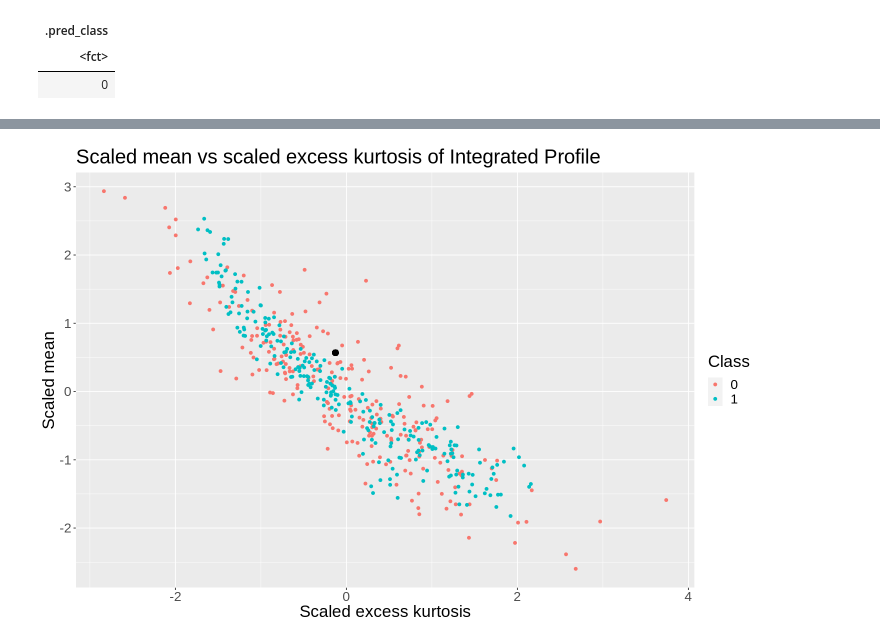
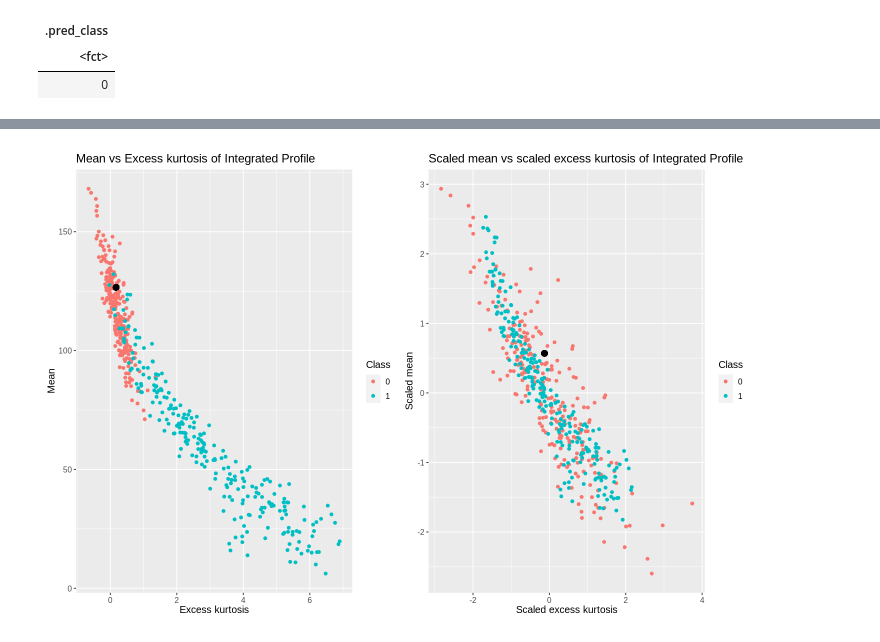
Before and after one commit to kseniak1/DSCI100-Project, a Jupyter notebook: Avishka_notebook.ipynb, the cells around one changed output, grey strips where cells are left out. Drawn from its saved outputs; the diff is of its cells as text; code cells hidden in the pictures.

```diff
--- a/Avishka_notebook.ipynb
+++ b/Avishka_notebook.ipynb
@@ -470,5 +475,4 @@ mean_vs_kurtosis_plot <- pulsar_data %>%
                             geom_point(aes(x = 0.1754, y = 126.583), color = "black", size = 3) +
                             labs(x = "Excess kurtosis", y = "Mean", color = "Class") +
                             ggtitle("Mean vs Excess kurtosis of Integrated Profile") +
-                            theme(text = element_text(size = 20))
-mean_vs_kurtosis_plot
+                            theme(text = element_text(size = 12))
@@ -500,7 +502,8 @@ scaled_mean_vs_kurtosis_plot <- scaled_pulsar_data %>%
                             geom_point(aes(x = -0.1284560, y = 0.5683883), color = "black", size = 3) +
                             labs(x = "Scaled excess kurtosis", y = "Scaled mean", color = "Class") +
                             ggtitle("Scaled mean vs scaled excess kurtosis of Integrated Profile") +
-                            theme(text = element_text(size = 20))
-scaled_mean_vs_kurtosis_plot
+                            theme(text = element_text(size = 12))
-# %% [output]
-[figure, removed]
+# %%
+mean_vs_kurtosis_plot + scaled_mean_vs_kurtosis_plot
+# %% [output]
+[figure, added]
```
Also changed, not shown: parts of 10 cells of this notebook.
